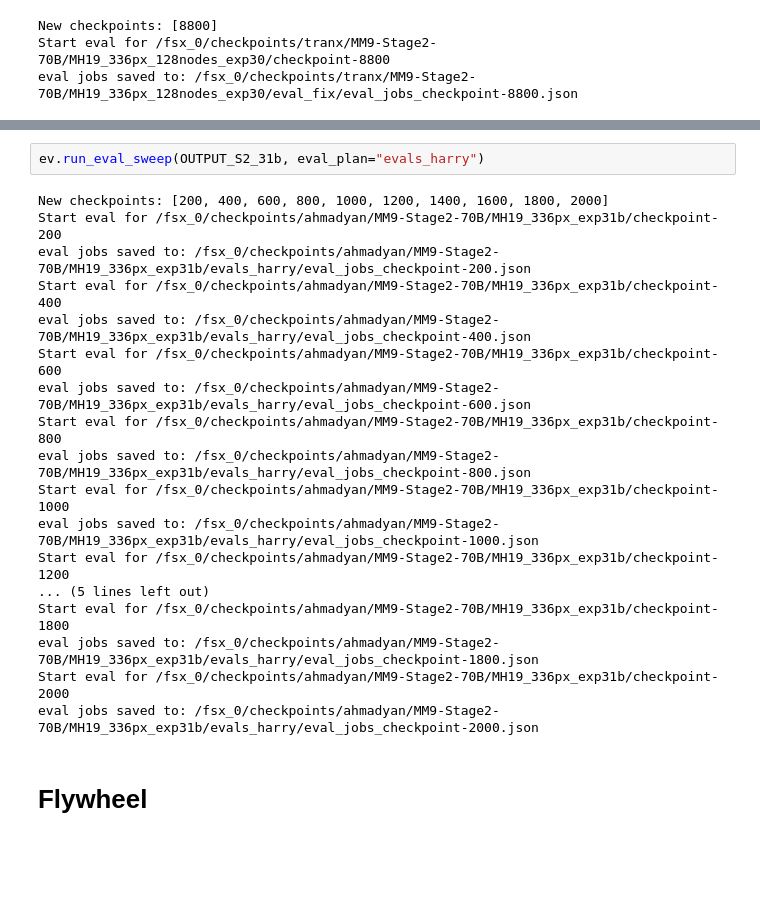
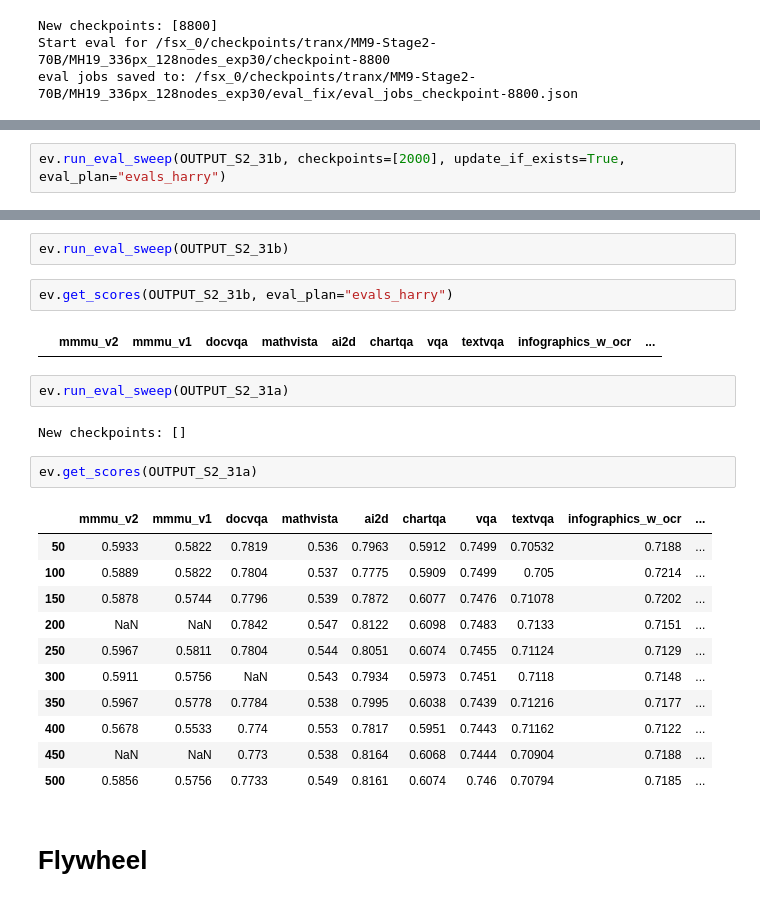
Before and after one commit to harrytranx/experiments, a Jupyter notebook: eval_sft.ipynb, the cells around one changed output, grey strips where cells are left out. Saved outputs shown, nothing was run; the diff lists cells and outputs as text; blank space fills up the shorter version.

Commit message:
eval debugging

```diff
--- a/eval_sft.ipynb
+++ b/eval_sft.ipynb
@@ -393,0 +550,2 @@ eval jobs saved to: /fsx_0/checkpoints/tranx/MM9-Stage2-70B/MH19_336px_128nodes_
+# %%
+ev.run_eval_sweep(OUTPUT_S2_31b, checkpoints=[2000], update_if_exists=True, eval_plan="evals_harry")
@@ -394,23 +565,27 @@ eval jobs saved to: /fsx_0/checkpoints/tranx/MM9-Stage2-70B/MH19_336px_128nodes_
+# %%
+ev.run_eval_sweep(OUTPUT_S2_31b)
 # %%
-ev.run_eval_sweep(OUTPUT_S2_31b, eval_plan="evals_harry")
+ev.get_scores(OUTPUT_S2_31b, eval_plan="evals_harry")
 # %% [output]
-New checkpoints: [200, 400, 600, 800, 1000, 1200, 1400, 1600, 1800, 2000]
-Start eval for /fsx_0/checkpoints/ahmadyan/MM9-Stage2-70B/MH19_336px_exp31b/checkpoint-200
-eval jobs saved to: /fsx_0/checkpoints/ahmadyan/MM9-Stage2-70B/MH19_336px_exp31b/evals_harry/eval_jobs_checkpoint-200.json
-Start eval for /fsx_0/checkpoints/ahmadyan/MM9-Stage2-70B/MH19_336px_exp31b/checkpoint-400
-eval jobs saved to: /fsx_0/checkpoints/ahmadyan/MM9-Stage2-70B/MH19_336px_exp31b/evals_harry/eval_jobs_checkpoint-400.json
-Start eval for /fsx_0/checkpoints/ahmadyan/MM9-Stage2-70B/MH19_336px_exp31b/checkpoint-600
-eval jobs saved to: /fsx_0/checkpoints/ahmadyan/MM9-Stage2-70B/MH19_336px_exp31b/evals_harry/eval_jobs_checkpoint-600.json
-Start eval for /fsx_0/checkpoints/ahmadyan/MM9-Stage2-70B/MH19_336px_exp31b/checkpoint-800
-eval jobs saved to: /fsx_0/checkpoints/ahmadyan/MM9-Stage2-70B/MH19_336px_exp31b/evals_harry/eval_jobs_checkpoint-800.json
-Start eval for /fsx_0/checkpoints/ahmadyan/MM9-Stage2-70B/MH19_336px_exp31b/checkpoint-1000
-eval jobs saved to: /fsx_0/checkpoints/ahmadyan/MM9-Stage2-70B/MH19_336px_exp31b/evals_harry/eval_jobs_checkpoint-1000.json
-Start eval for /fsx_0/checkpoints/ahmadyan/MM9-Stage2-70B/MH19_336px_exp31b/checkpoint-1200
-... (5 lines left out)
-Start eval for /fsx_0/checkpoints/ahmadyan/MM9-Stage2-70B/MH19_336px_exp31b/checkpoint-1800
-eval jobs saved to: /fsx_0/checkpoints/ahmadyan/MM9-Stage2-70B/MH19_336px_exp31b/evals_harry/eval_jobs_checkpoint-1800.json
-Start eval for /fsx_0/checkpoints/ahmadyan/MM9-Stage2-70B/MH19_336px_exp31b/checkpoint-2000
-eval jobs saved to: /fsx_0/checkpoints/ahmadyan/MM9-Stage2-70B/MH19_336px_exp31b/evals_harry/eval_jobs_checkpoint-2000.json
+|  | mmmu_v2 | mmmu_v1 | docvqa | mathvista | ai2d | chartqa | vqa | textvqa | infographics_w_ocr | ... |
+# %%
+ev.run_eval_sweep(OUTPUT_S2_31a)
+# %% [output]
+New checkpoints: []
+# %%
+ev.get_scores(OUTPUT_S2_31a)
+# %% [output]
+|  | mmmu_v2 | mmmu_v1 | docvqa | mathvista | ai2d | chartqa | vqa | textvqa | infographics_w_ocr | ... |
+| 50 | 0.5933 | 0.5822 | 0.7819 | 0.536 | 0.7963 | 0.5912 | 0.7499 | 0.70532 | 0.7188 | ... |
+| 100 | 0.5889 | 0.5822 | 0.7804 | 0.537 | 0.7775 | 0.5909 | 0.7499 | 0.705 | 0.7214 | ... |
+| 150 | 0.5878 | 0.5744 | 0.7796 | 0.539 | 0.7872 | 0.6077 | 0.7476 | 0.71078 | 0.7202 | ... |
+| 200 | NaN | NaN | 0.7842 | 0.547 | 0.8122 | 0.6098 | 0.7483 | 0.7133 | 0.7151 | ... |
+| 250 | 0.5967 | 0.5811 | 0.7804 | 0.544 | 0.8051 | 0.6074 | 0.7455 | 0.71124 | 0.7129 | ... |
+| 300 | 0.5911 | 0.5756 | NaN | 0.543 | 0.7934 | 0.5973 | 0.7451 | 0.7118 | 0.7148 | ... |
+| 350 | 0.5967 | 0.5778 | 0.7784 | 0.538 | 0.7995 | 0.6038 | 0.7439 | 0.71216 | 0.7177 | ... |
+| 400 | 0.5678 | 0.5533 | 0.774 | 0.553 | 0.7817 | 0.5951 | 0.7443 | 0.71162 | 0.7122 | ... |
+| 450 | NaN | NaN | 0.773 | 0.538 | 0.8164 | 0.6068 | 0.7444 | 0.70904 | 0.7188 | ... |
+| 500 | 0.5856 | 0.5756 | 0.7733 | 0.549 | 0.8161 | 0.6074 | 0.746 | 0.70794 | 0.7185 | ... |
 # %% [markdown]
 # Flywheel
 # %%
```
Also changed, not shown: parts of 25 cells of this notebook, 7 other files.
